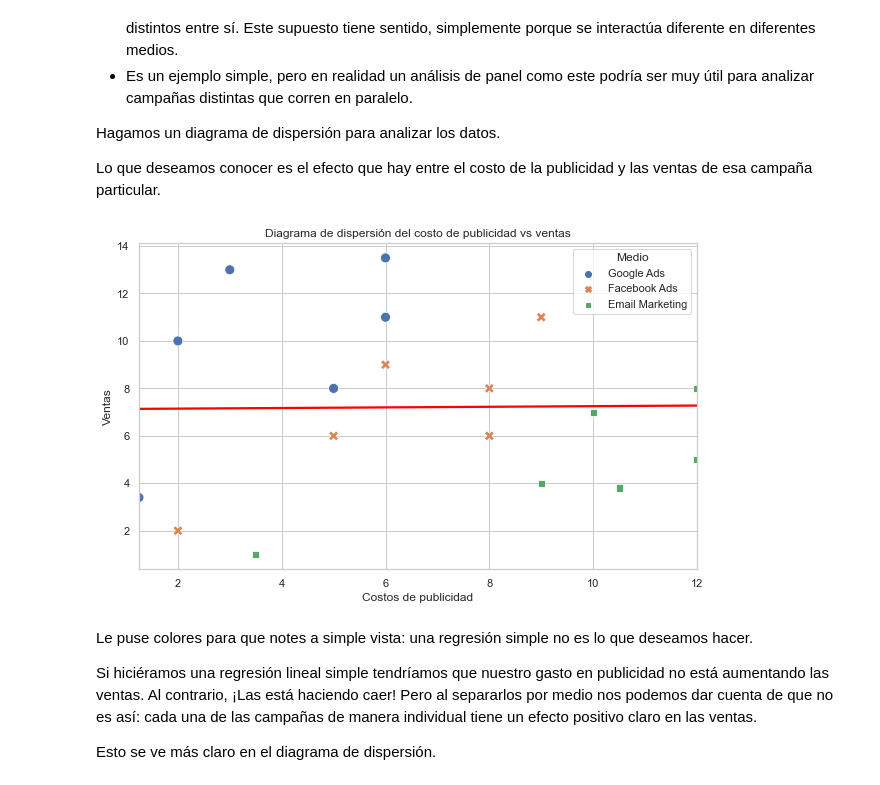
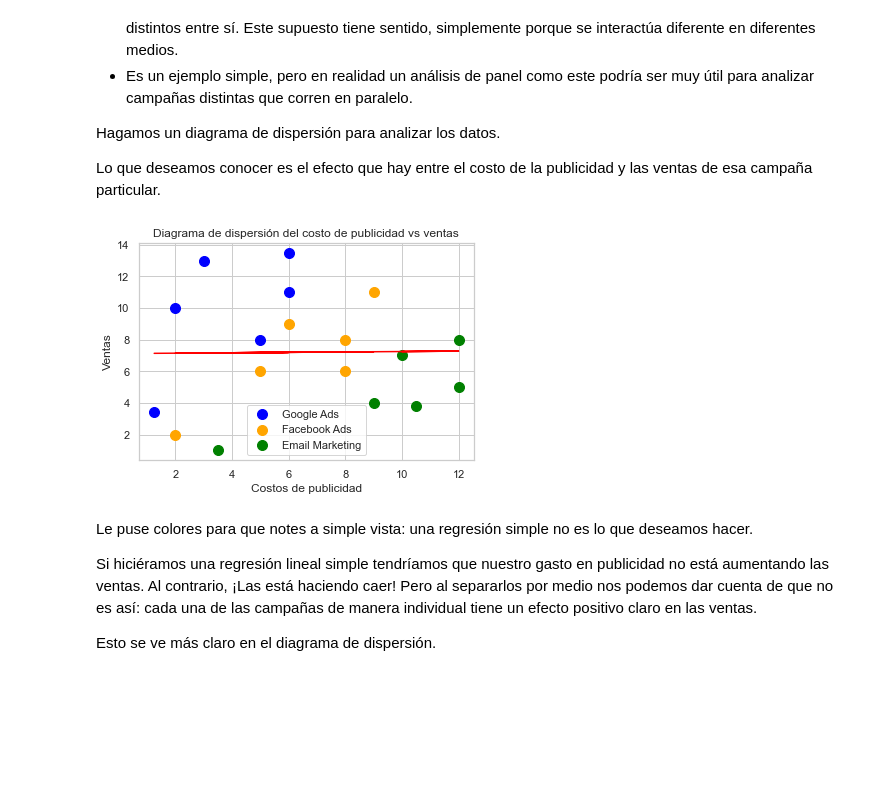
Before and after one commit to marionomics/econometria, a Jupyter notebook: _sources/chapters/II-Modelos-y-Metodos/05-Efectos-Fijos.ipynb, the cells around one changed output. Saved outputs shown, nothing was run; the diff lists cells and outputs as text; code cells hidden in the pictures; blank space fills up the shorter version.

```diff
--- a/_sources/chapters/II-Modelos-y-Metodos/05-Efectos-Fijos.ipynb
+++ b/_sources/chapters/II-Modelos-y-Metodos/05-Efectos-Fijos.ipynb
@@ -46,34 +46,40 @@ Hagamos un diagrama de dispersión para analizar los datos.
 
 Lo que deseamos conocer es el efecto que hay entre el costo de la publicidad y las ventas de esa campaña particular.
 # %%
-import matplotlib.pyplot as plt
+import pandas as pd
+import seaborn as sns
 import numpy as np
-import pandas as pd
 
-plt.figure(figsize=(10,6))
+# Configurar el estilo de Seaborn
+sns.set(style="whitegrid")
 
-# Create a scatter plot
-colors = {'Online':'blue', 'TV':'orange', 'Radio':'green'}
+# Crear un diagrama de dispersión con diferentes colores para cada medio
+colors = {
+    'Google Ads': 'blue',
+    'Facebook Ads': 'orange',
+    'Email Marketing': 'green'
+}
 for medio in df['Medio'].unique():
     subset = df[df['Medio'] == medio]
     plt.scatter(subset['Ad cost'], subset['Sales'], s=100, label=medio, color=colors[medio])
 
-# Calculate and plot the regression line
-# Combine all points regardless of the 'Medio' for the regression line
-X = df['Ad cost'][:, np.newaxis]  # X needs to be 2D for sklearn
+# Calcular y trazar la línea de regresión
+# Combinar todos los puntos sin importar el 'Medio' para la línea de regresión
+X = df['Ad cost'][:, np.newaxis]  # X necesita ser 2D para np.polyfit
 Y = df['Sales']
 model = np.polyfit(X.flatten(), Y, 1)
 predicted = np.polyval(model, X.flatten())
 plt.plot(X.flatten(), predicted, color='red')
 
+# Configurar el título y las etiquetas del gráfico
 plt.title('Diagrama de dispersión del costo de publicidad vs ventas')
 plt.xlabel('Costos de publicidad')
 plt.ylabel('Ventas')
 plt.legend()
 plt.grid(True)
 plt.show()
 # %% [output]
-[figure, old version]
+[figure, new version]
 # %% [markdown]
 Le puse colores para que notes a simple vista: una regresión simple no es lo que deseamos hacer.
 
```
Also changed, not shown: parts of 6 cells of this notebook, 7 other files.
